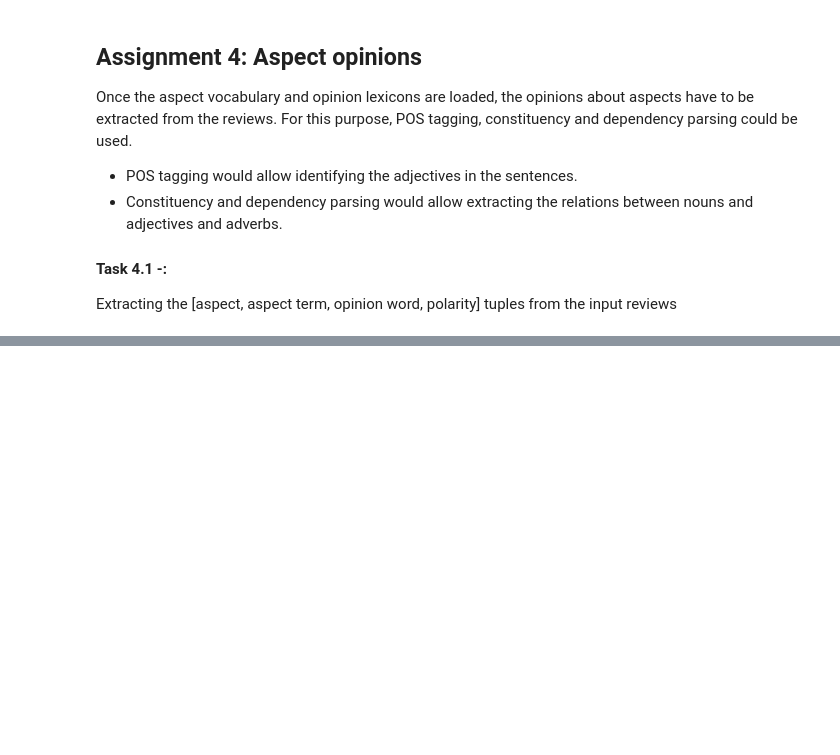
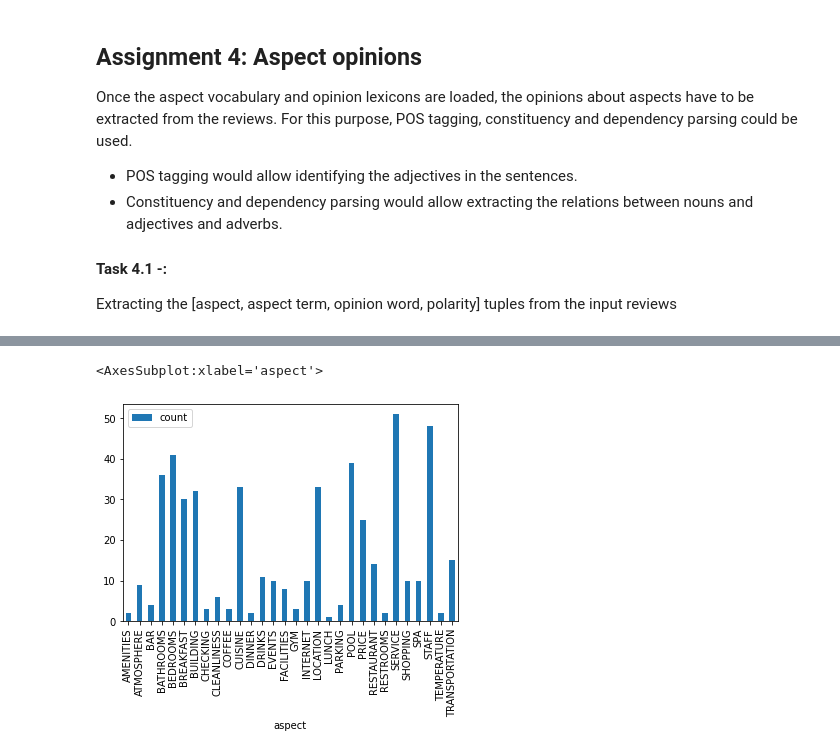
Before and after one commit to glorelvalle/mucd-mg, a Jupyter notebook: pln/p1.ipynb, the cells around one changed output, grey strips where cells are left out. Drawn from its saved outputs; the diff is of its cells as text; code cells hidden in the pictures; blank space fills up the shorter version.

```diff
--- a/pln/p1.ipynb
+++ b/pln/p1.ipynb
@@ -613,0 +565,3 @@ for s in [sentences[0]]:
+# %%
+df_aspect = total_data.groupby('aspect').size().reset_index(name='count').set_index('aspect')
+df_aspect
@@ -613,0 +587,5 @@ for s in [sentences[0]]:
+# %%
+df_aspect.plot.bar()
+# %% [output]
+<AxesSubplot:xlabel='aspect'>
+[figure, added]
```
Also changed, not shown: parts of 22 cells of this notebook.
